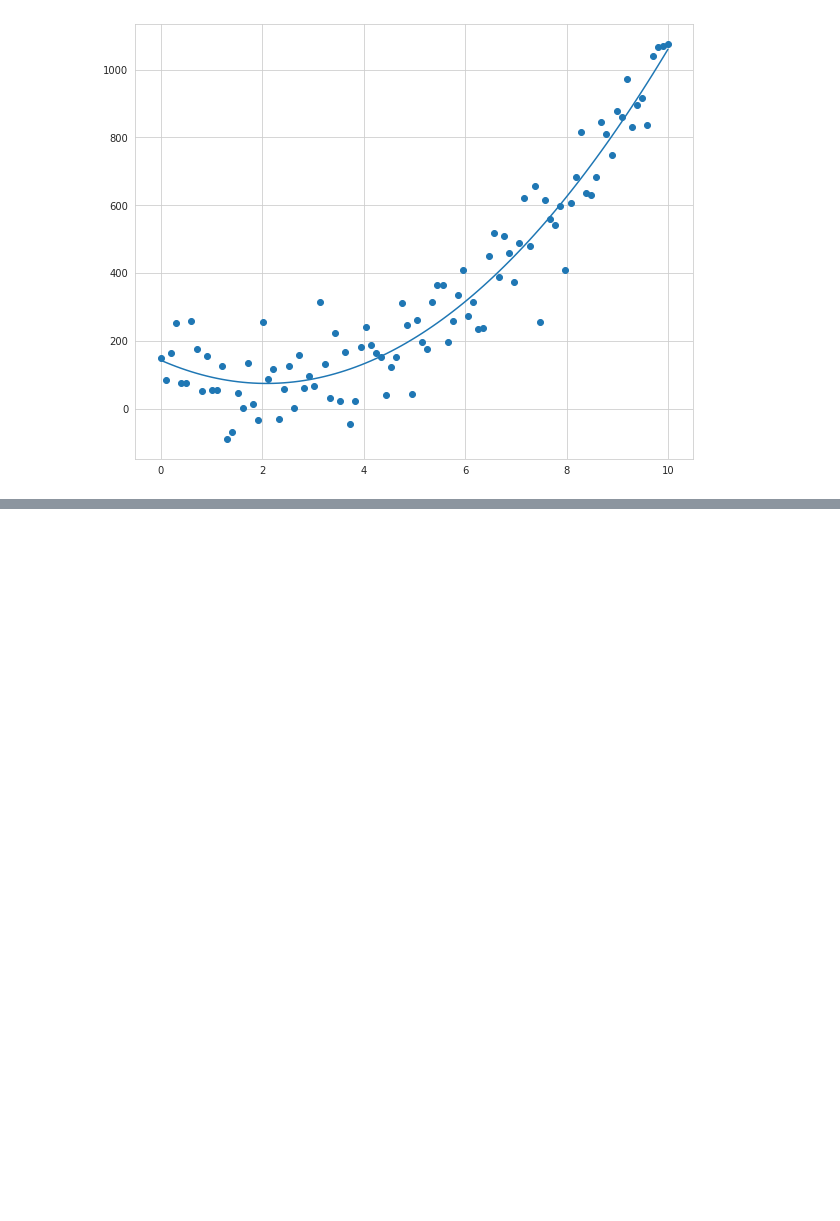
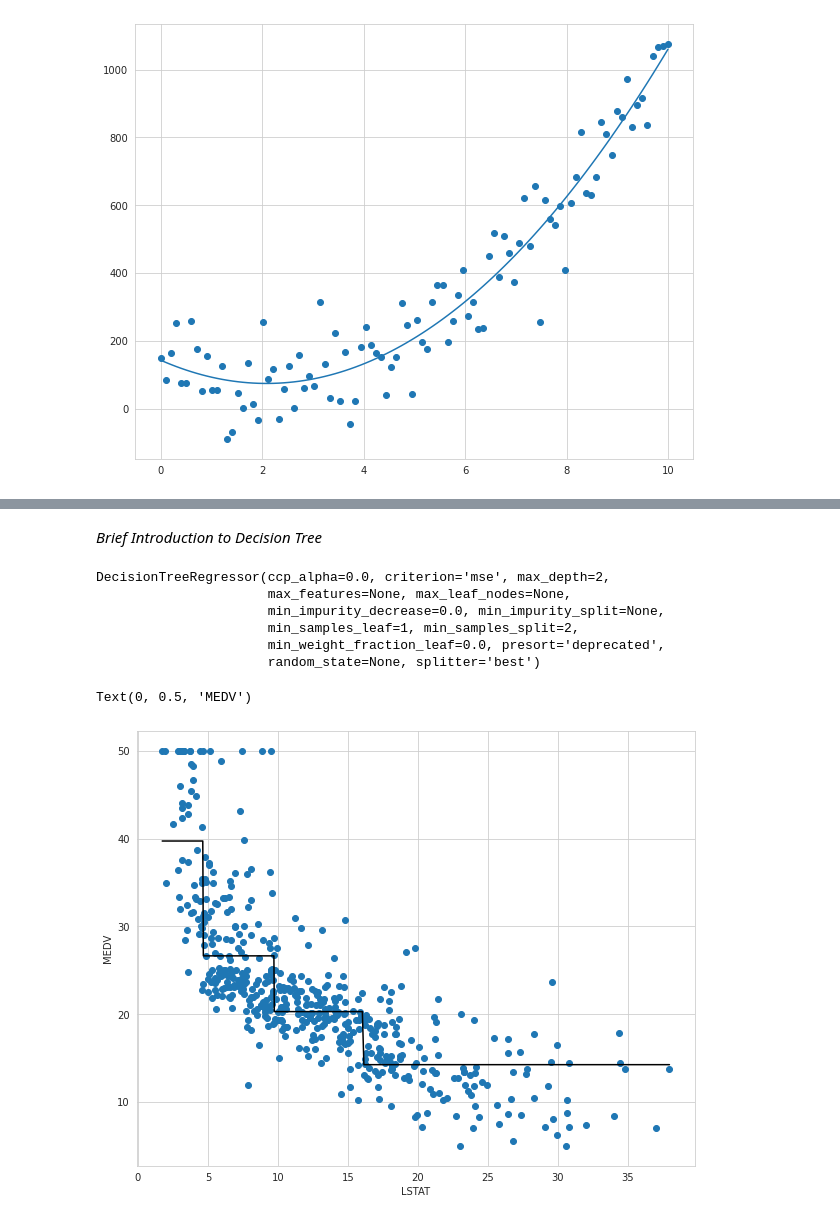
Before and after one commit to milu234/Project_Perseverance, a Jupyter notebook: Multiple_Regression.ipynb, the cells around one changed output, grey strips where cells are left out. Drawn from its saved outputs; the diff is of its cells as text; code cells hidden in the pictures; blank space fills up the shorter version.

Commit message:
Decision tree regressor and random forest

```diff
--- a/Multiple_Regression.ipynb
+++ b/Multiple_Regression.ipynb
@@ -525,0 +578,2 @@ The Polynomial regression score for polynomial equation is 0.9173858308909386
+# %% [markdown]
+*Brief Introduction to Decision Tree*
@@ -525,0 +584,24 @@ The Polynomial regression score for polynomial equation is 0.9173858308909386
+# %%
+tree  = DecisionTreeRegressor(max_depth=2)
+# %%
+y = boston_data.target
+# %%
+tree.fit(X, y)
+# %% [output]
+DecisionTreeRegressor(ccp_alpha=0.0, criterion='mse', max_depth=2,
+                      max_features=None, max_leaf_nodes=None,
+                      min_impurity_decrease=0.0, min_impurity_split=None,
+                      min_samples_leaf=1, min_samples_split=2,
+                      min_weight_fraction_leaf=0.0, presort='deprecated',
+                      random_state=None, splitter='best')
+# %%
+sort_idx = X.flatten().argsort()
+# %%
+plt.figure(figsize=(10,8))
+plt.scatter(X[sort_idx], y[sort_idx])
+plt.plot(X[sort_idx], tree.predict(X[sort_idx]), color = 'k')
+plt.xlabel('LSTAT')
+plt.ylabel('MEDV')
+# %% [output]
+Text(0, 0.5, 'MEDV')
+[figure, added]
```
Also changed, not shown: parts of 20 cells of this notebook.
